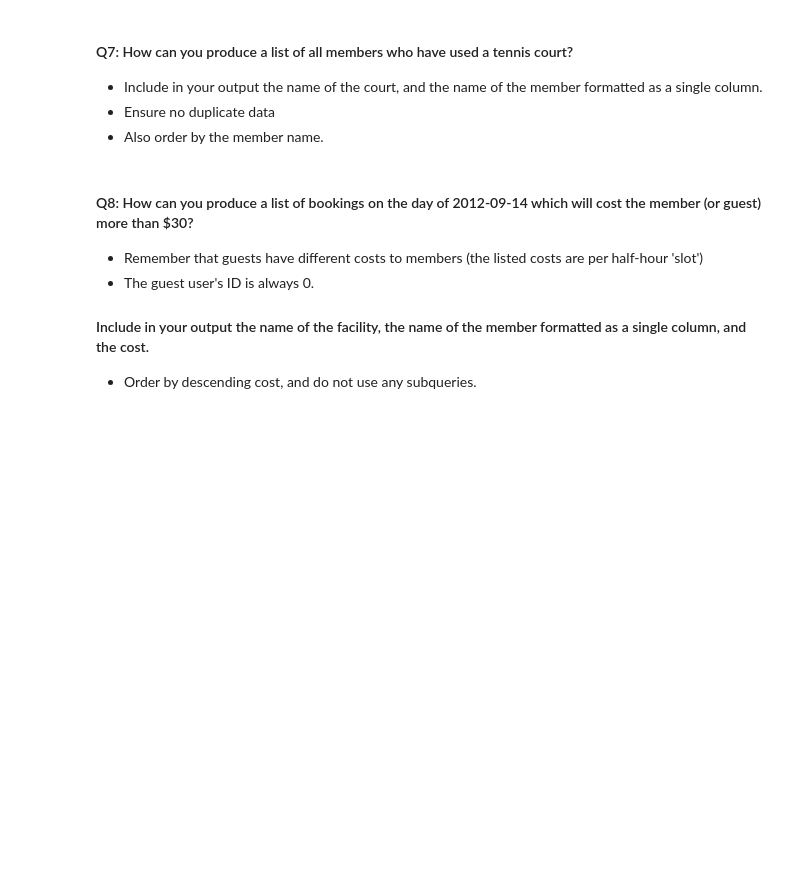
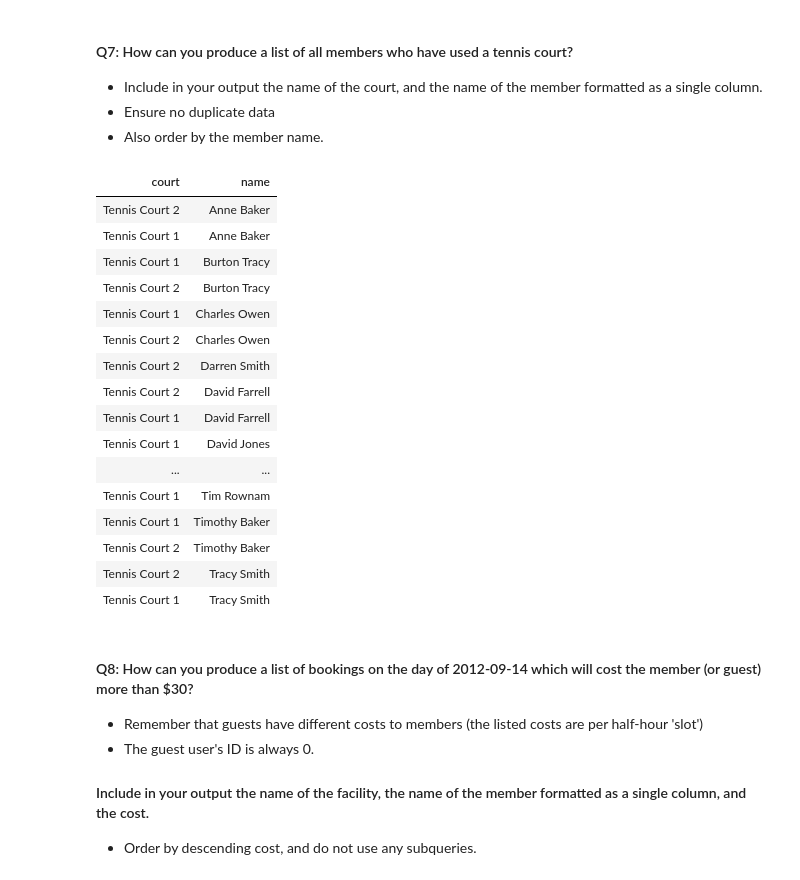
Before and after one commit to nivedaanand/springboard-curriculum, a Jupyter notebook: Mini_Project_SQL_with_Spark.ipynb, the cells around one changed output. Cells and saved outputs as stored; diff of their text form; code cells hidden in the pictures; blank space fills up the shorter version.

```diff
--- a/Mini_Project_SQL_with_Spark.ipynb
+++ b/Mini_Project_SQL_with_Spark.ipynb
@@ -143,3 +232,33 @@ select * from bookings limit 3
+# %%
+%sql
+SELECT sub.court, CONCAT( sub.firstname,  ' ', sub.surname ) AS name
+FROM (
+SELECT Facilities.name AS court, Members.firstname AS firstname, Members.surname AS surname
+FROM Bookings
+INNER JOIN Facilities ON Bookings.facid = Facilities.facid
+AND Facilities.name LIKE  'Tennis Court%'
+INNER JOIN Members ON Bookings.memid = Members.memid
+) sub
+GROUP BY sub.court, sub.firstname, sub.surname
+ORDER BY name
+# %% [output]
+| court | name |
+| Tennis Court 2 | Anne Baker |
+| Tennis Court 1 | Anne Baker |
+| Tennis Court 1 | Burton Tracy |
+| Tennis Court 2 | Burton Tracy |
+| Tennis Court 1 | Charles Owen |
+| Tennis Court 2 | Charles Owen |
+| Tennis Court 2 | Darren Smith |
+| Tennis Court 2 | David Farrell |
+| Tennis Court 1 | David Farrell |
+| Tennis Court 1 | David Jones |
+| ... | ... |
+| Tennis Court 1 | Tim Rownam |
+| Tennis Court 1 | Timothy Baker |
+| Tennis Court 2 | Timothy Baker |
+| Tennis Court 2 | Tracy Smith |
+| Tennis Court 1 | Tracy Smith |
 # %% [markdown]
 #### Q8: How can you produce a list of bookings on the day of 2012-09-14 which will cost the member (or guest) more than $30?
 
```
Also changed, not shown: parts of 24 cells of this notebook.
